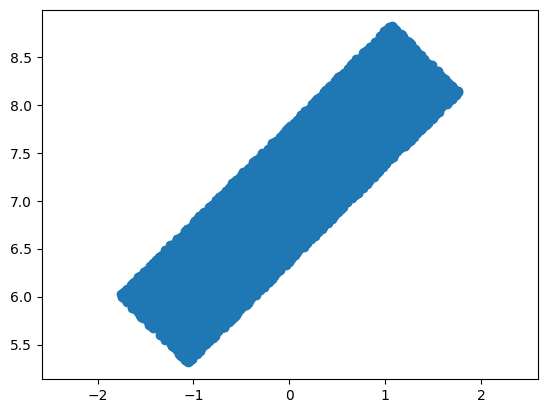
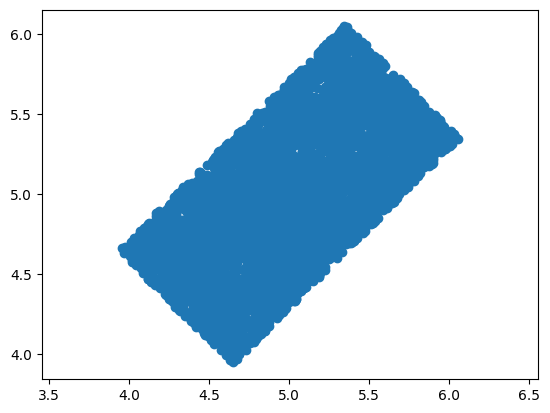
Unified diff of the notebook cell whose output changed from the first chart to the second:
--- before
+++ after
@@ -1,2 +1,3 @@
 plt.scatter(points[:, 0], points[:, 1])
 plt.axis("equal")
+plt.show()

Commit: add filter by surface function